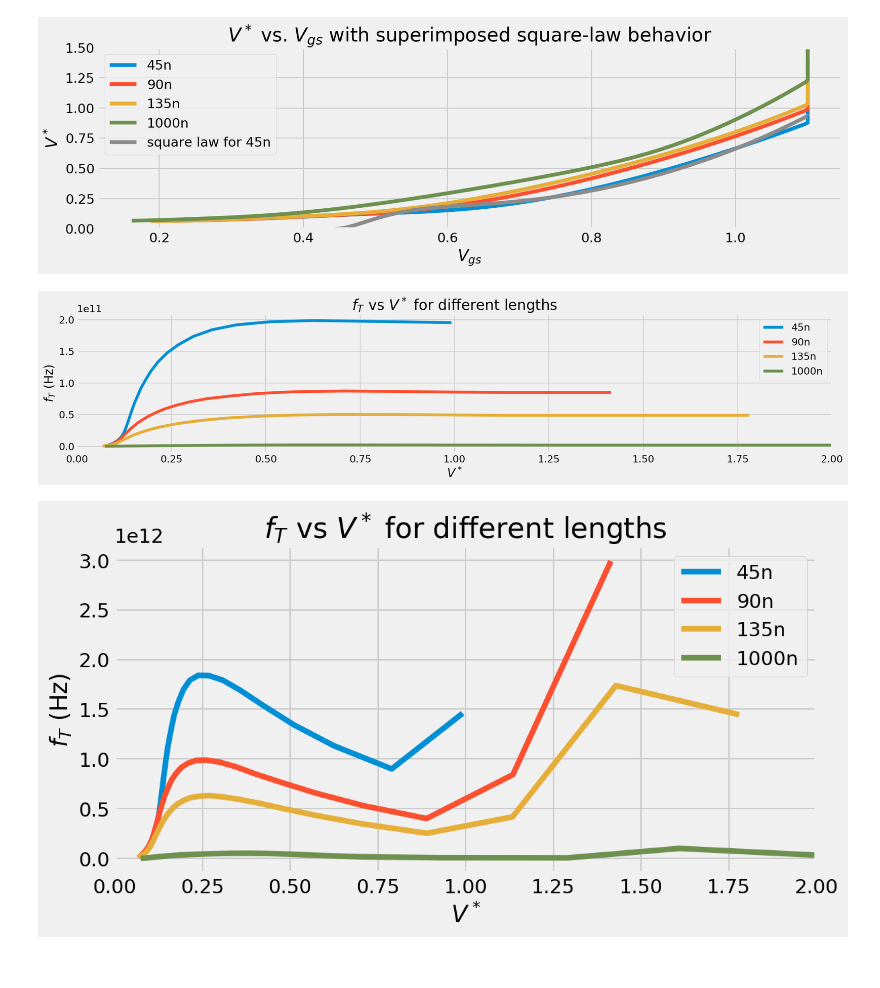
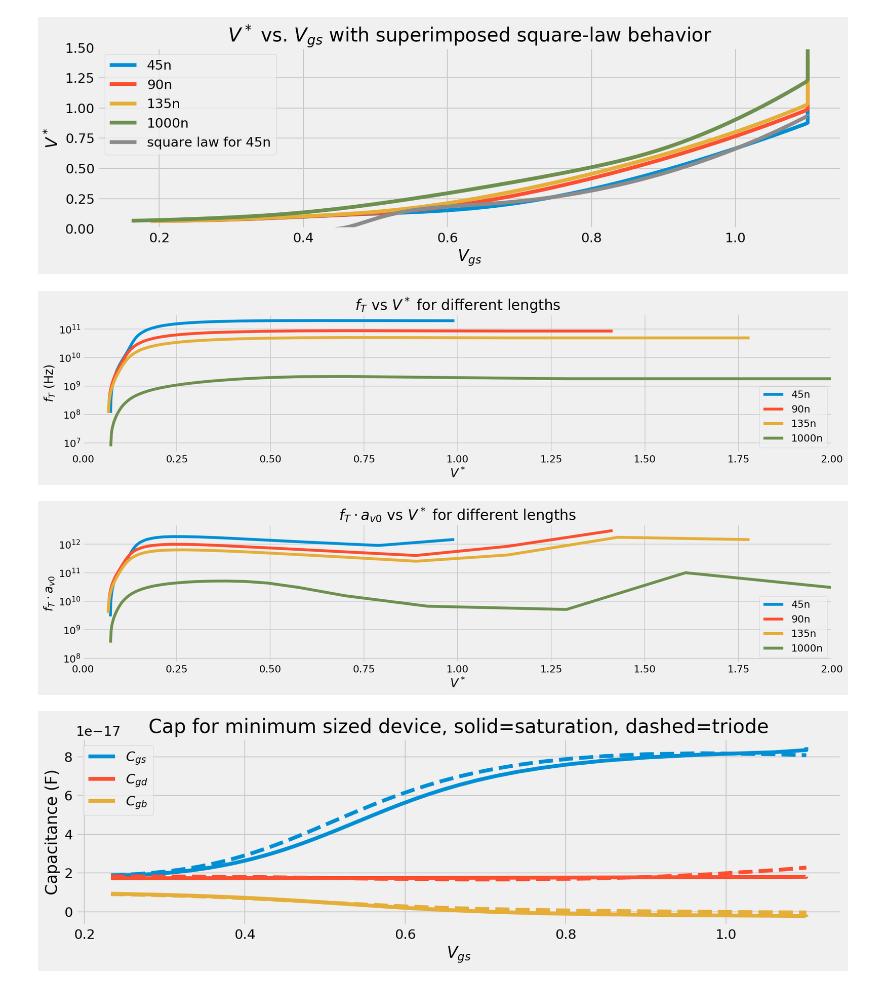
Before and after one commit to vighneshiyer/ee240b, a Jupyter notebook: hw/hw1/hw1_notebook.ipynb, the cells around one changed output. Drawn from its saved outputs; the diff is of its cells as text; code cells hidden in the pictures.

Commit message:
hw1 problem 7

```diff
--- a/hw/hw1/hw1_notebook.ipynb
+++ b/hw/hw1/hw1_notebook.ipynb
@@ -144,7 +144,7 @@ w, h = figaspect(1/4)
 fig, ax = plt.subplots(figsize=(w,h))
 for L in range(4):
     vstar_fT = list(map(lambda x: vstar[L][find_nearest(ids, x)], ids_fT))
-    plt.plot(vstar_fT, fT[L])
+    plt.semilogy(vstar_fT, fT[L])
 plt.xlim((0, 2))
 plt.legend(['45n', '90n', '135n', '1000n'])
 plt.xlabel('$V^*$')
@@ -153,22 +153,22 @@ plt.title('$f_T$ vs $V^*$ for different lengths')
 plt.tight_layout()
 fig.savefig('figs/problem10.png', dpi=300)
 # %% [output]
-[figure, old version]
+[figure, new version]
 # %%
 # Plot product of fT and av0 vs Vstar for different lengths
-w, h = figaspect(1/2)
+w, h = figaspect(1/4)
 fig, ax = plt.subplots(figsize=(w,h))
 for L in range(4):
     vstar_fT = list(map(lambda x: vstar[L][find_nearest(ids, x)], ids_fT))
     av0_L = av0[:,L]
     av0_fT = list(map(lambda x: av0_L[find_nearest(ids, x)], ids_fT))
-    plt.plot(vstar_fT, np.multiply(fT[L], np.array(av0_fT)))
+    plt.semilogy(vstar_fT, np.multiply(fT[L], np.array(av0_fT)))
 plt.xlim((0, 2))
 plt.legend(['45n', '90n', '135n', '1000n'])
 plt.xlabel('$V^*$')
-plt.ylabel('$f_T \dot $ (Hz)')
-plt.title('$f_T$ vs $V^*$ for different lengths')
-#plt.tight_layout()
+plt.ylabel('$f_T \cdot a_{v0}$')
+plt.title('$f_T \cdot a_{v0}$ vs $V^*$ for different lengths')
+plt.tight_layout()
 fig.savefig('figs/problem11.png', dpi=300)
 # %% [output]
-[figure, old version]
+[figure, new version]
@@ -174,0 +198,22 @@ fig.savefig('figs/problem11.png', dpi=300)
+# %%
+(ids_C, vgs_C, cgs_900, cgd_900, cgb_900) = parse_C('900m')
+(ids_C, vgs_C, cgs_200, cgd_200, cgb_200) = parse_C('200m')
+
+w, h = figaspect(1/3)
+fig, ax = plt.subplots(figsize=(w,h))
+
+plt.plot(vgs_C, cgs_900, color='#008fd5')
+plt.plot(vgs_C, cgd_900, color='#fc4f30')
+plt.plot(vgs_C, cgb_900, color='#e5ae38')
+plt.xlabel('$V_{gs}$')
+plt.ylabel('Capacitance (F)')
+
+plt.plot(vgs_C, cgs_200, '--', color='#008fd5')
+plt.plot(vgs_C, cgd_200, '--', color='#fc4f30')
+plt.plot(vgs_C, cgb_200, '--', color='#e5ae38')
+plt.legend(['$C_{gs}$', '$C_{gd}$', '$C_{gb}$'])
+plt.title('Cap for minimum sized device, solid=saturation, dashed=triode')
+plt.tight_layout()
+plt.savefig('figs/problem7.png', dpi=300)
+# %% [output]
+[figure, added]
```
Also changed, not shown: parts of 1 cell of this notebook, 7 other files.
